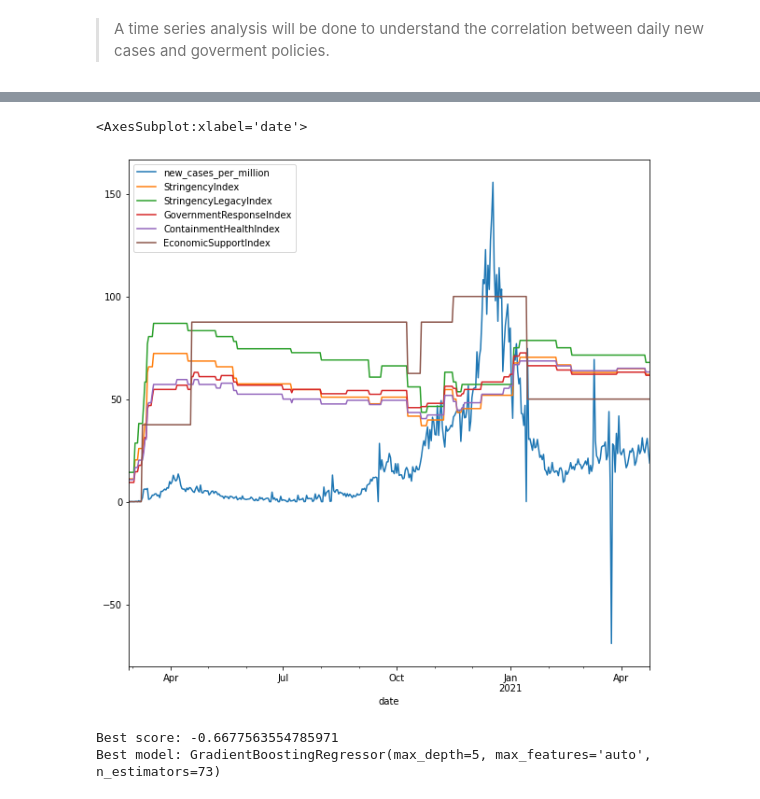
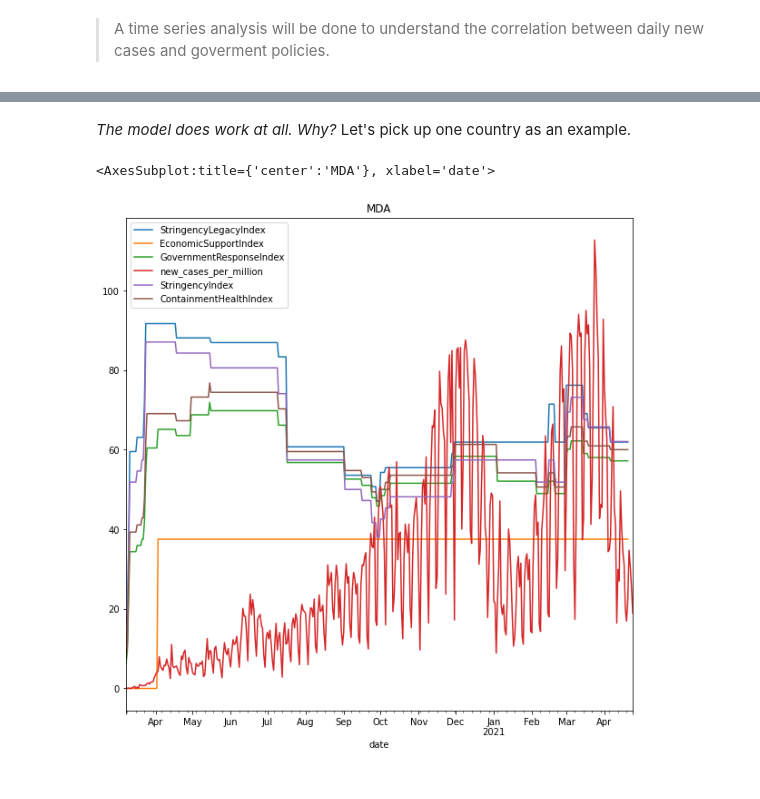
Before and after one commit to shuang1330/aiHackCovid, a Jupyter notebook: notebooks/model_training.ipynb, the cells around one changed output, grey strips where cells are left out. Saved outputs shown, nothing was run; the diff lists cells and outputs as text; code cells hidden in the pictures.

Commit message:
update model training

```diff
--- a/notebooks/model_training.ipynb
+++ b/notebooks/model_training.ipynb
@@ -75,31 +168,0 @@ Our aim is to predict new daily cases
-# %%
-def pickup_country_data(dataset, iso_code="DNK", resp_var="new_cases_per_million"):
-    """Subset a data set for a given country."""
-    country = dataset.loc[dataset.loc[:, "iso_code"] == iso_code, :]
-
-    # Prepare for a time series analysis
-    country.date = pd.to_datetime(country['date'])
-    country = country.set_index("date").loc[:, :].dropna(subset=[response_var])
-    country[response_var] = country.loc[:, response_var].apply(lambda x: x/5)
-
-    return country
-
-def train_test_split(dataset, train_ratio=0.9, using_features=None):
-    if using_features is None:
-# %%
-# Pick up one country.
-country = owid_oxcgrt.loc[owid_oxcgrt.loc[:, "iso_code"] == "DNK", :]
-
-# Response variables
-response_var = "new_cases_per_million"
-
-# Prepare for a time series analysis
-country.date = pd.to_datetime(country['date'])
-country = country.set_index("date").loc[:, :].dropna(subset=[response_var])
-country[response_var] = country.loc[:, response_var].apply(lambda x: x/5)
-
-# Correlation among different variables
-# dfcor = country.corr()
-
-# What features?
-# country.columns.to_list()
@@ -241,37 +286,9 @@ y_test = y_vector.loc[delimiter_time_point:]
+# %% [markdown]
+*The model does work at all. Why?* Let's pick up one country as an example.
 # %%
-country.loc[:, features_for_train].plot(figsize=(10, 10))
+country_code = "MDA"
+country = pickup_country_data(owid_oxcgrt, country_code, pred_vars=features_for_train)
+country.plot(figsize=(10, 10), title=country_code)
 # %% [output]
-<AxesSubplot:xlabel='date'>
+<AxesSubplot:title={'center':'MDA'}, xlabel='date'>
-[figure, old version]
+[figure, new version]
-# %%
-# Training the model
-
-# The model
-model = RandomForestRegressor()
-model = GradientBoostingRegressor()
-
-# Search the hyperparameters in the following domain randomly.
-param_domain = {
-    "n_estimators": [n for n in range(20, 100)],
-    "max_features": ["auto", "sqrt", "log2"],
-    "max_depth": [d for d in range(5, 15)]
-}
-
-# Split dataset in to different CVs using forward chaining way.
-time_series_cv = TimeSeriesSplit(n_splits=10)
-
-# Setup the searcher and fit the model to trainig dataset.
-random_searcher = RandomizedSearchCV(estimator=model, param_distributions=param_domain,
-                                     scoring="explained_variance", cv=time_series_cv)
-random_searcher.fit(x_train, y_train)
-
-# Best score and best model
-best_score = random_searcher.best_score_
-best_model = random_searcher.best_estimator_
-
-# Show some simple scores.
-print("Best score: {}".format(best_score))
-print("Best model: {}".format(best_model))
-# %% [output]
-Best score: -0.6677563554785971
-Best model: GradientBoostingRegressor(max_depth=5, max_features='auto', n_estimators=73)
```
Also changed, not shown: parts of 13 cells of this notebook, 1 other file.
